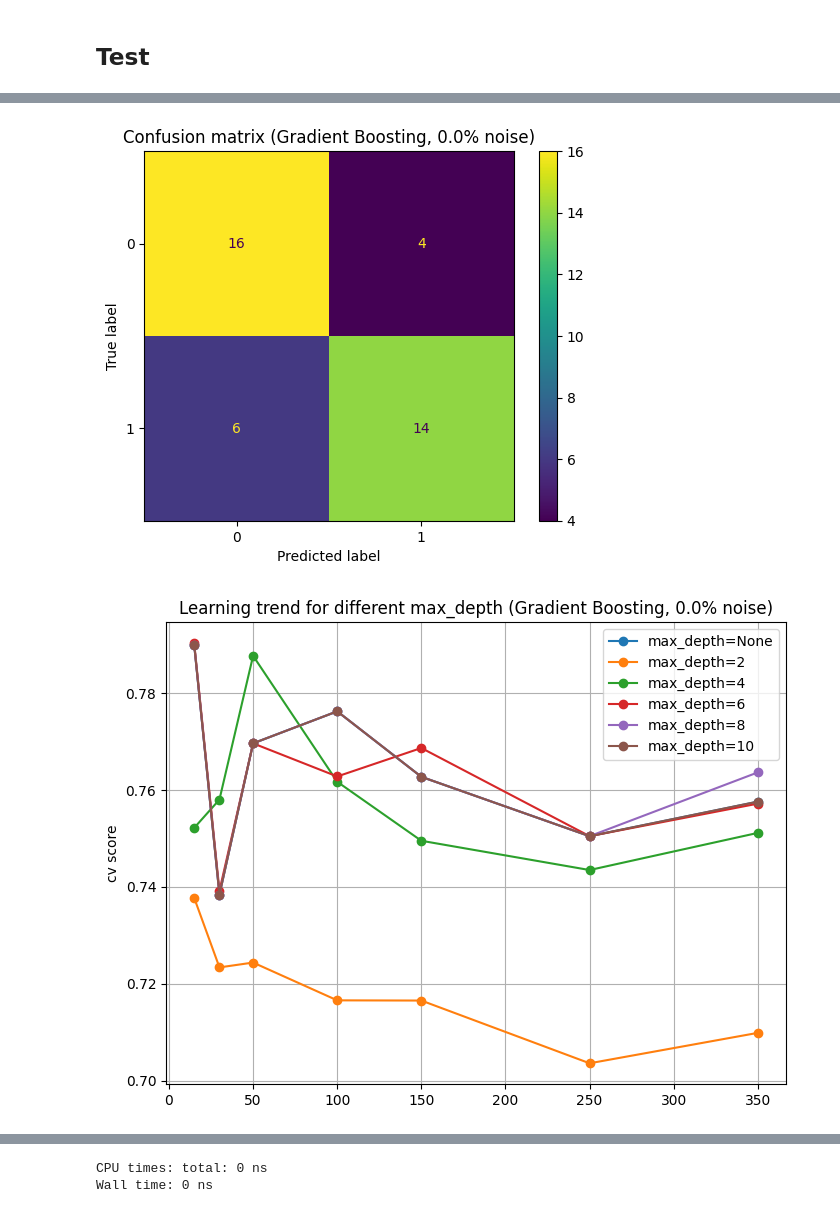
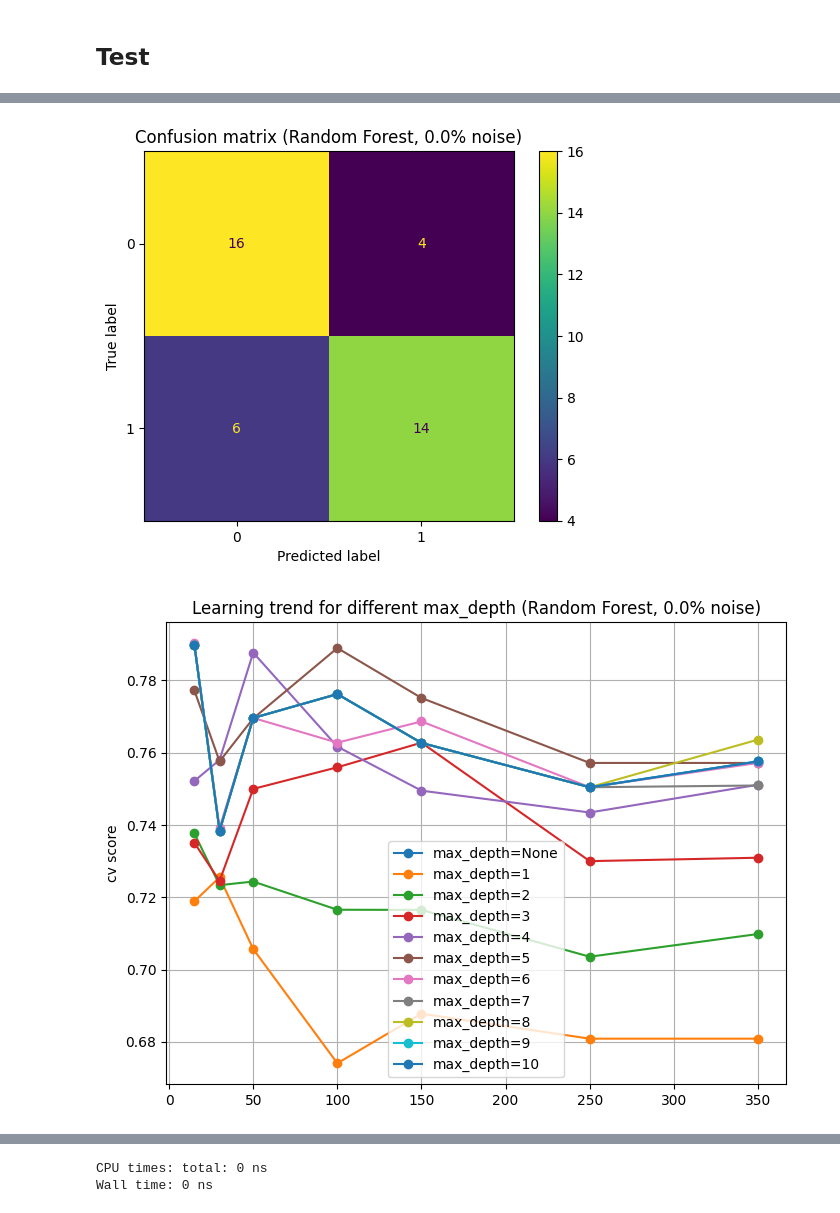
Before and after one commit to lucamodica/statistical-learning-for-big-data, a Jupyter notebook: projects/project2/project2.ipynb, the cells around one changed output, grey strips where cells are left out. Drawn from its saved outputs; the diff is of its cells as text; code cells hidden in the pictures.

```diff
--- a/projects/project2/project2.ipynb
+++ b/projects/project2/project2.ipynb
@@ -407,6 +407,6 @@ def main_parallel(model_name: str, data='cancer'):
 # %% [markdown]
 ## Test
 # %%
-result_cancer = process_noise('gb', 0.0, 'cats_dogs')
+result_cancer = process_noise('rf', 0.0, 'cancer')
 # %% [output]
 Classification Report (data=cats_dogs)
@@ -430,5 +430,5 @@ None [0.7899451008473565, 0.7384129443135654, 0.7696258616047844, 0.776234174504
-[figure, old version]
+[figure, new version]
-[figure, old version]
+[figure, new version]
 [figure]
 # %%
 %%time
```
Also changed, not shown: parts of 1 cell of this notebook, 9 other files.
